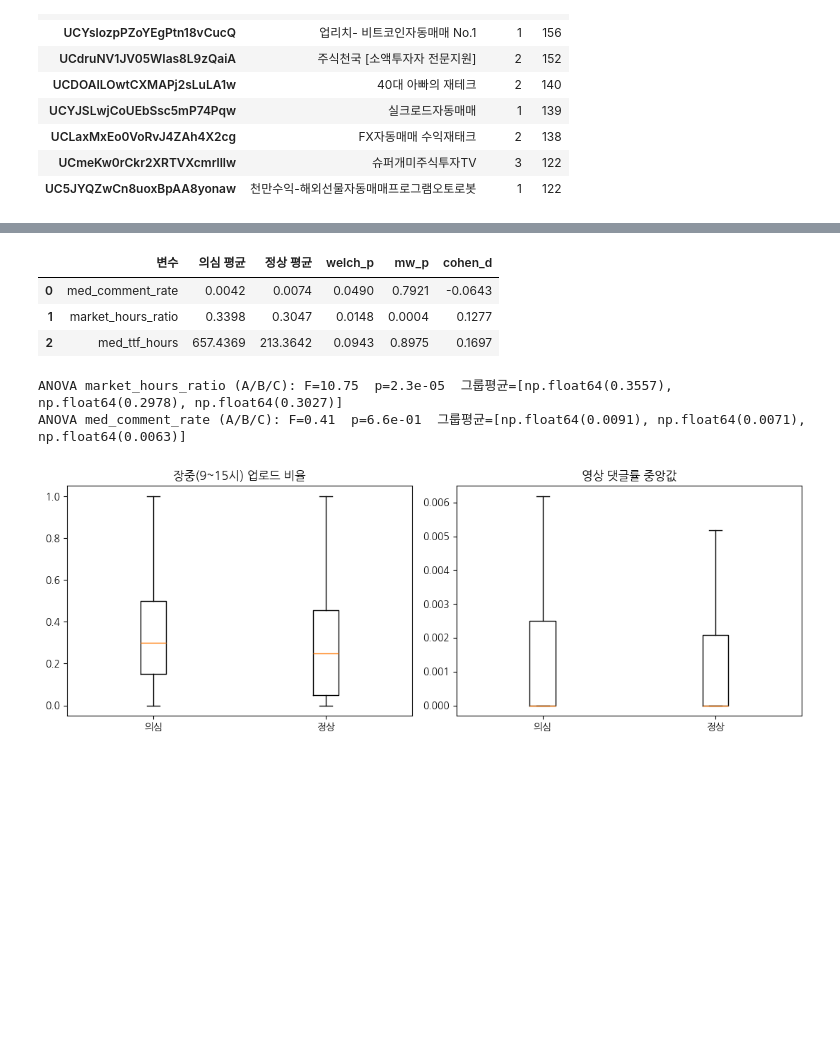
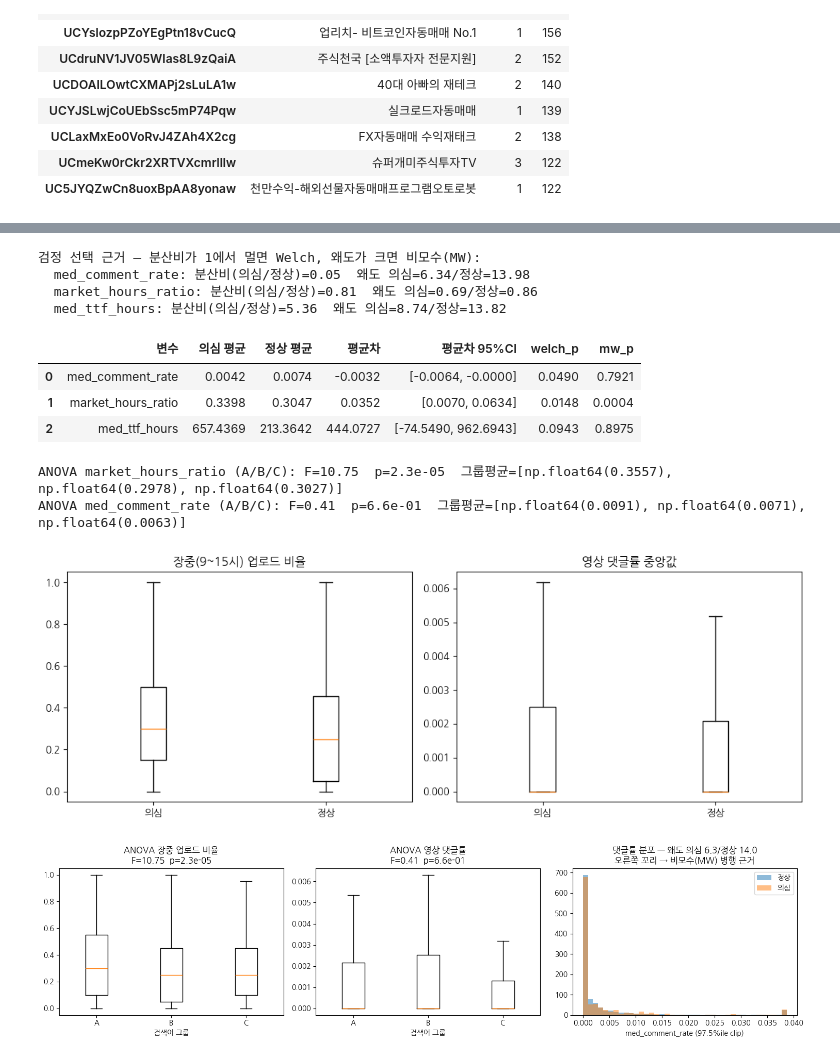
Before and after one commit to songyaeji/StockGuard_for_YouTube, a Jupyter notebook: notebooks/modeling.ipynb, the cells around one changed output, grey strips where cells are left out. Drawn from its saved outputs; the diff is of its cells as text; code cells hidden in the pictures; blank space fills up the shorter version.

```diff
--- a/notebooks/modeling.ipynb
+++ b/notebooks/modeling.ipynb
@@ -132,0 +153,19 @@ C         0.765    0.106      0.129
+# %%
+# 시드 임계 근거: 임계를 바꿔가며 라벨 토대가 흔들리는지 점검 (의심 시드 규모 vs A·B 구분 정도)
+def _seed_at(kk, tt):
+    s = pd.Series('gray', index=H.index)
+    s[H['total'] == 0] = 'normal'
+    s[(H['kinds'] >= kk) | (H['total'] >= tt)] = 'suspect'
+    return s
+
+_gA = cf.set_index('channel_id')['q_group'].reindex(H.index)
+sens = []
+for kk, tt in [(1, 1), (2, 3), (2, 5), (2, 7), (3, 5)]:
+    s = _seed_at(kk, tt)
+    ar = (s[_gA == 'A'] == 'suspect').mean()        # A=리딩방 타겟 검색군의 의심율
+    br = (s[_gA == 'B'] == 'suspect').mean()        # B=정상 타겟 검색군의 의심율
+    sens.append({'규칙': f'{kk}종 또는 {tt}회', 'suspect': int((s == 'suspect').sum()),
+                 '회색지대': int((s == 'gray').sum()), 'A의심율': round(ar, 3),
+                 'B의심율': round(br, 3), 'A/B 배율': round(ar / br, 2)})
+print("채택='2종 또는 5회' — A가 B보다 의심으로 잡히는 정도가 충분히 벌어지면서 학습 시드도 확보되는 지점")
+display(pd.DataFrame(sens).set_index('규칙'))
@@ -302,40 +420,69 @@ ARI = 0.047 (기준 0.2) | 전체 의심 시드율 0.229
 # %%
-def cohens_d(a, b):
+def mean_diff_ci(a, b):   # 두 군 평균차 95% 신뢰구간 (강의 09 구간추정, 정규근사 z=1.96)
     a, b = a.dropna(), b.dropna()
-    sp = np.sqrt(((len(a)-1)*a.std()**2 + (len(b)-1)*b.std()**2) / max(len(a)+len(b)-2, 1))
-    return (a.mean() - b.mean()) / sp if sp > 0 else np.nan
+    diff = a.mean() - b.mean()
+    se = np.sqrt(a.var(ddof=1)/len(a) + b.var(ddof=1)/len(b))
+    return diff, diff - 1.96*se, diff + 1.96*se
 
 sus, nor = cf[cf['seed'] == 'suspect'], cf[cf['seed'] == 'normal']
 H3_VARS = ['med_comment_rate', 'market_hours_ratio', 'med_ttf_hours']
+
+print('검정 선택 근거 — 분산비가 1에서 멀면 Welch, 왜도가 크면 비모수(MW):')
+for _v in H3_VARS:
+    _a, _b = sus[_v].dropna(), nor[_v].dropna()
+    print(f'  {_v}: 분산비(의심/정상)={_a.var()/_b.var():.2f}  왜도 의심={_a.skew():.2f}/정상={_b.skew():.2f}')
+
 rows = []
 for v in H3_VARS:
     a, b = sus[v].dropna(), nor[v].dropna()
-    rows.append({'변수': v, '의심 평균': a.mean(), '정상 평균': b.mean(),
+    diff, lo, hi = mean_diff_ci(a, b)
+    rows.append({'변수': v, '의심 평균': a.mean(), '정상 평균': b.mean(), '평균차': diff,
+                 '평균차 95%CI': f'[{lo:.4f}, {hi:.4f}]',
                  'welch_p': stats.ttest_ind(a, b, equal_var=False).pvalue,
-                 'mw_p': stats.mannwhitneyu(a, b).pvalue, 'cohen_d': cohens_d(a, b)})
+                 'mw_p': stats.mannwhitneyu(a, b).pvalue})
 display(pd.DataFrame(rows).round(4))
 
 # 검색어 그룹 간 차이(ANOVA): A/B/C — search_query의 허용 용도(평가·prior)
 for v in ['market_hours_ratio', 'med_comment_rate']:
     g = [cf.loc[cf['q_group'] == k, v].dropna() for k in ['A', 'B', 'C']]
     f = stats.f_oneway(*g)
     print(f'ANOVA {v} (A/B/C): F={f.statistic:.2f}  p={f.pvalue:.1e}  '
           f'그룹평균={[round(x.mean(), 4) for x in g]}')
 
 fig, ax = plt.subplots(1, 2, figsize=(11, 4))
 ax[0].boxplot([sus['market_hours_ratio'].dropna(), nor['market_hours_ratio'].dropna()],
               tick_labels=['의심', '정상'], showfliers=False)
 ax[0].set_title('장중(9~15시) 업로드 비율')
 ax[1].boxplot([sus['med_comment_rate'].dropna(), nor['med_comment_rate'].dropna()],
               tick_labels=['의심', '정상'], showfliers=False)
 ax[1].set_title('영상 댓글률 중앙값')
 plt.tight_layout(); plt.show()
+
+# 검정 선택 근거 + ANOVA 시각화 (텍스트 print를 눈으로)
+fig, ex = plt.subplots(1, 3, figsize=(15, 4))
+for j, (v, ttl) in enumerate([('market_hours_ratio', '장중 업로드 비율'), ('med_comment_rate', '영상 댓글률')]):
+    g = [cf.loc[cf['q_group'] == k, v].dropna() for k in ['A', 'B', 'C']]   # ANOVA: 검색어 그룹 A/B/C 차이를 눈으로
+    ex[j].boxplot(g, tick_labels=['A', 'B', 'C'], showfliers=False)
+    f = stats.f_oneway(*g)
+    ex[j].set_title('ANOVA %s\nF=%.2f  p=%.1e' % (ttl, f.statistic, f.pvalue))
+    ex[j].set_xlabel('검색어 그룹')
+_cap = cf['med_comment_rate'].dropna().quantile(0.975)                       # 왜도(오른쪽 꼬리) → 비모수 MW 병행 근거
+ex[2].hist(nor['med_comment_rate'].dropna().clip(upper=_cap), bins=40, alpha=0.5, density=True, label='정상')
+ex[2].hist(sus['med_comment_rate'].dropna().clip(upper=_cap), bins=40, alpha=0.5, density=True, label='의심')
+ex[2].set_title('댓글률 분포 — 왜도 의심 6.3/정상 14.0\n오른쪽 꼬리 → 비모수(MW) 병행 근거')
+ex[2].set_xlabel('med_comment_rate (97.5%ile clip)'); ex[2].legend()
+plt.tight_layout(); plt.show()
 # %% [output]
+검정 선택 근거 — 분산비가 1에서 멀면 Welch, 왜도가 크면 비모수(MW):
+  med_comment_rate: 분산비(의심/정상)=0.05  왜도 의심=6.34/정상=13.98
+  market_hours_ratio: 분산비(의심/정상)=0.81  왜도 의심=0.69/정상=0.86
+  med_ttf_hours: 분산비(의심/정상)=5.36  왜도 의심=8.74/정상=13.82
-|  | 변수 | 의심 평균 | 정상 평균 | welch_p | mw_p | cohen_d |
-| 0 | med_comment_rate | 0.0042 | 0.0074 | 0.0490 | 0.7921 | -0.0643 |
-| 1 | market_hours_ratio | 0.3398 | 0.3047 | 0.0148 | 0.0004 | 0.1277 |
-| 2 | med_ttf_hours | 657.4369 | 213.3642 | 0.0943 | 0.8975 | 0.1697 |
+|  | 변수 | 의심 평균 | 정상 평균 | 평균차 | 평균차 95%CI | welch_p | mw_p |
+| 0 | med_comment_rate | 0.0042 | 0.0074 | -0.0032 | [-0.0064, -0.0000] | 0.0490 | 0.7921 |
+| 1 | market_hours_ratio | 0.3398 | 0.3047 | 0.0352 | [0.0070, 0.0634] | 0.0148 | 0.0004 |
+| 2 | med_ttf_hours | 657.4369 | 213.3642 | 444.0727 | [-74.5490, 962.6943] | 0.0943 | 0.8975 |
-ANOVA market_hours_ratio (A/B/C): F=10.75  p=2.3e-05  그룹평균=[np.float64(0.3557), np.float64(0.2978), np.float64(0.3027)]
-ANOVA med_comment_rate (A/B/C): F=0.41  p=6.6e-01  그룹평균=[np.float64(0.0091), np.float64(0.0071), np.float64(0.0063)]
+ANOVA market_hours_ratio (A/B/C): F=10.75  p=2.3e-05  그룹평균=[np.float64(0.3557), np.float64(0.2978), np.float64(0.3027)]
+ANOVA med_comment_rate (A/B/C): F=0.41  p=6.6e-01  그룹평균=[np.float64(0.0091), np.float64(0.0071), np.float64(0.0063)]
 [figure]
+[figure, added]
 # %% [markdown]
```
Also changed, not shown: parts of 21 cells of this notebook, 2 other files.
